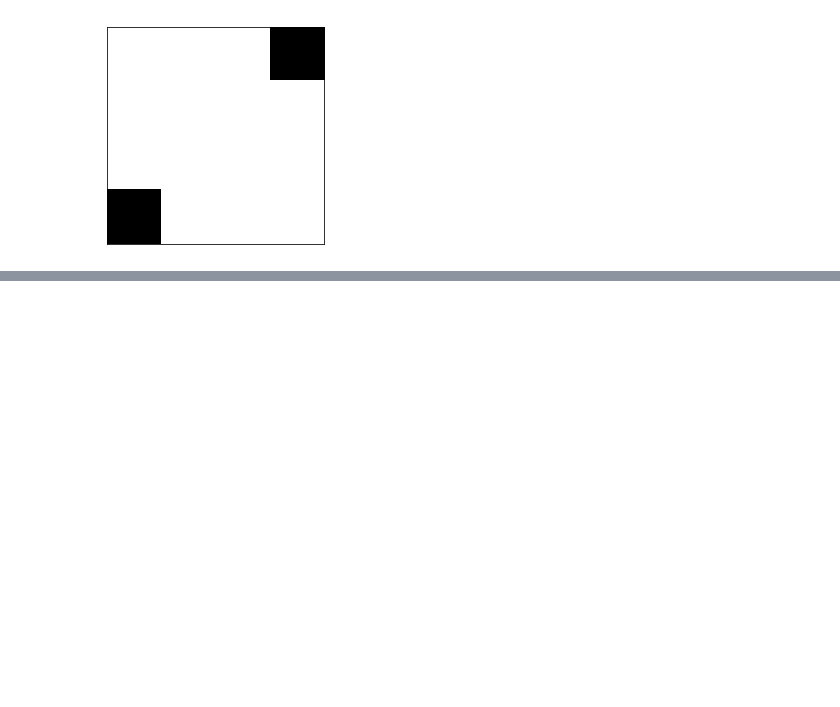
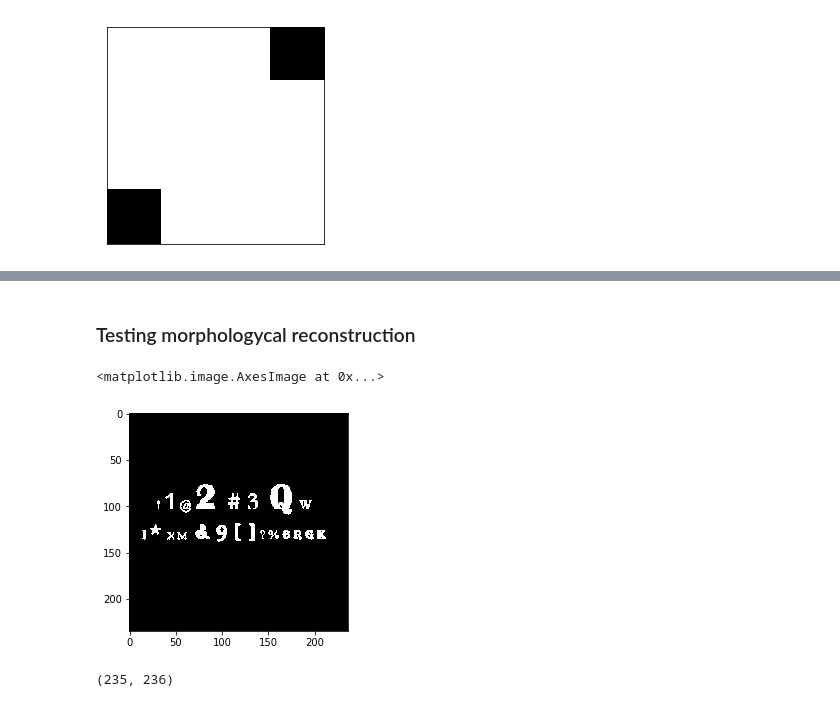
Before and after one commit to Pazitos10/math-morph, a Jupyter notebook: morpholgy_python.ipynb, the cells around one changed output, grey strips where cells are left out. Saved outputs shown, nothing was run; the diff lists cells and outputs as text; code cells hidden in the pictures; blank space fills up the shorter version.

Commit message:
Added morphologycal reconstruction + Update README.md

```diff
--- a/morpholgy_python.ipynb
+++ b/morpholgy_python.ipynb
@@ -282,2 +277,21 @@ Wall time: 66.8 ms
 <matplotlib.image.AxesImage at 0x...>
 [figure]
+# %% [markdown]
+### Testing morphologycal reconstruction
+# %%
+chars = io.imread("images/chars.bmp", as_grey=True)
+ee = np.array([[0,1,0],
+              [1,1,1],
+              [0,1,0]], dtype=np.int64)
+fm = FilterManager(ee)
+chars = 1 - chars
+# %%
+plt.imshow(chars, cmap=plt.cm.binary_r)
+# %% [output]
+<matplotlib.image.AxesImage at 0x...>
+[figure, added]
+# %%
+mark = fm.apply_filter('er', chars, 4)
+mark.shape
+# %% [output]
+(235, 236)
```
Also changed, not shown: parts of 8 cells of this notebook, 11 other files.
